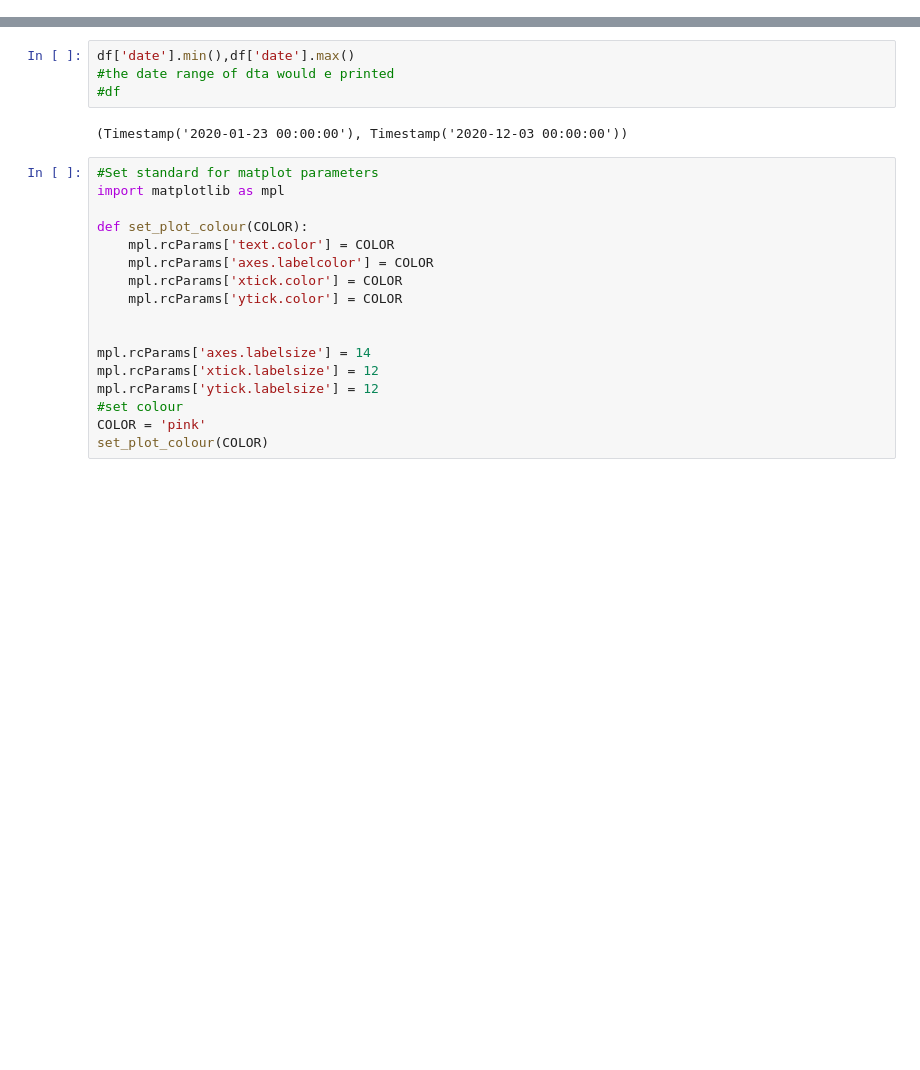
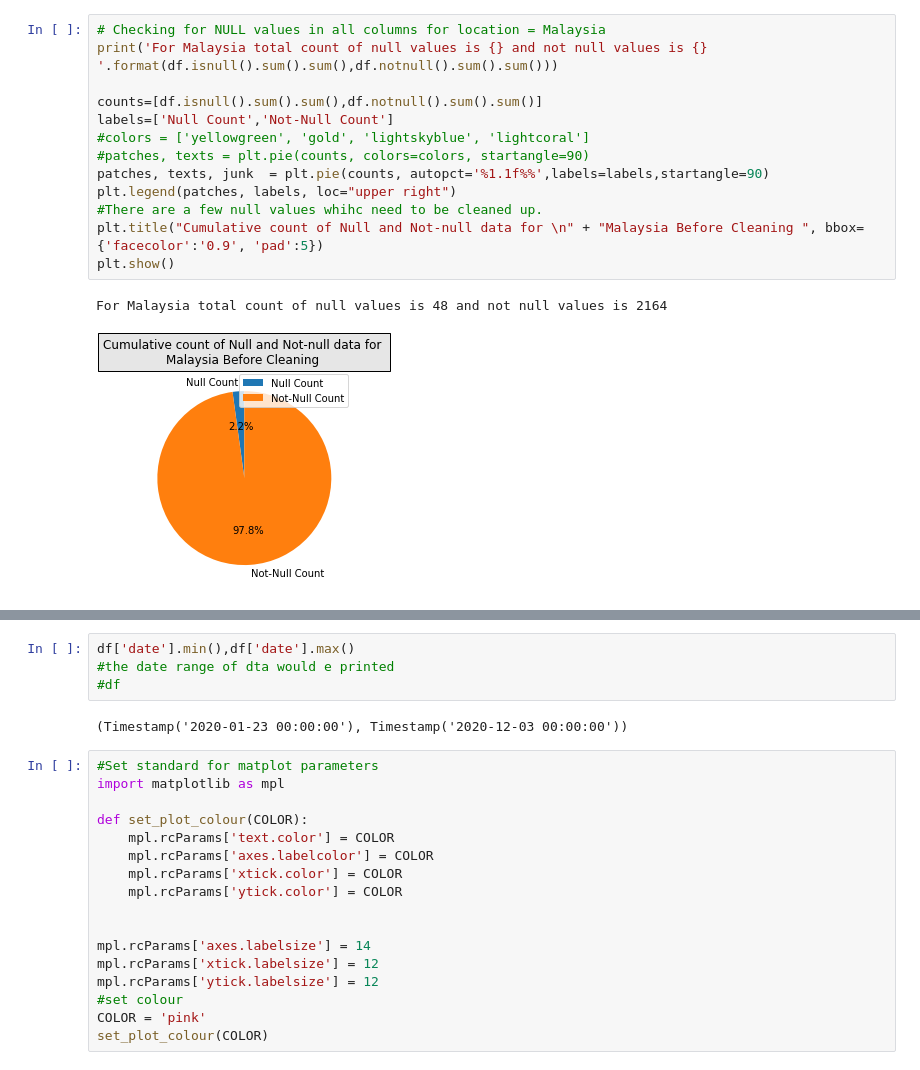
Before and after one commit to Sai2000-20/Covid_Cases_TestKits_TimeSeriesPrediction-SARIMA, a Jupyter notebook: Python-Code-SARIMA/NewCases-TestKits-Prediction-SARIMA.ipynb, the cells around one changed output, grey strips where cells are left out. Saved outputs shown, nothing was run; the diff lists cells and outputs as text; blank space fills up the shorter version.

```diff
--- a/Python-Code-SARIMA/NewCases-TestKits-Prediction-SARIMA.ipynb
+++ b/Python-Code-SARIMA/NewCases-TestKits-Prediction-SARIMA.ipynb
@@ -253,0 +181,16 @@ df['date'] = pd.to_datetime(df['date'],format="%d/%m/%Y")
+# %%
+# Checking for NULL values in all columns for location = Malaysia
+print('For Malaysia total count of null values is {} and not null values is {} '.format(df.isnull().sum().sum(),df.notnull().sum().sum()))
+
+counts=[df.isnull().sum().sum(),df.notnull().sum().sum()]
+labels=['Null Count','Not-Null Count']
+#colors = ['yellowgreen', 'gold', 'lightskyblue', 'lightcoral']
+#patches, texts = plt.pie(counts, colors=colors, startangle=90)
+patches, texts, junk  = plt.pie(counts, autopct='%1.1f%%',labels=labels,startangle=90)
+plt.legend(patches, labels, loc="upper right")
+#There are a few null values whihc need to be cleaned up.
+plt.title("Cumulative count of Null and Not-null data for \n" + "Malaysia Before Cleaning ", bbox={'facecolor':'0.9', 'pad':5})
+plt.show()
+# %% [output]
+For Malaysia total count of null values is 48 and not null values is 2164
+[figure, added]
```
Also changed, not shown: parts of 119 cells of this notebook.
